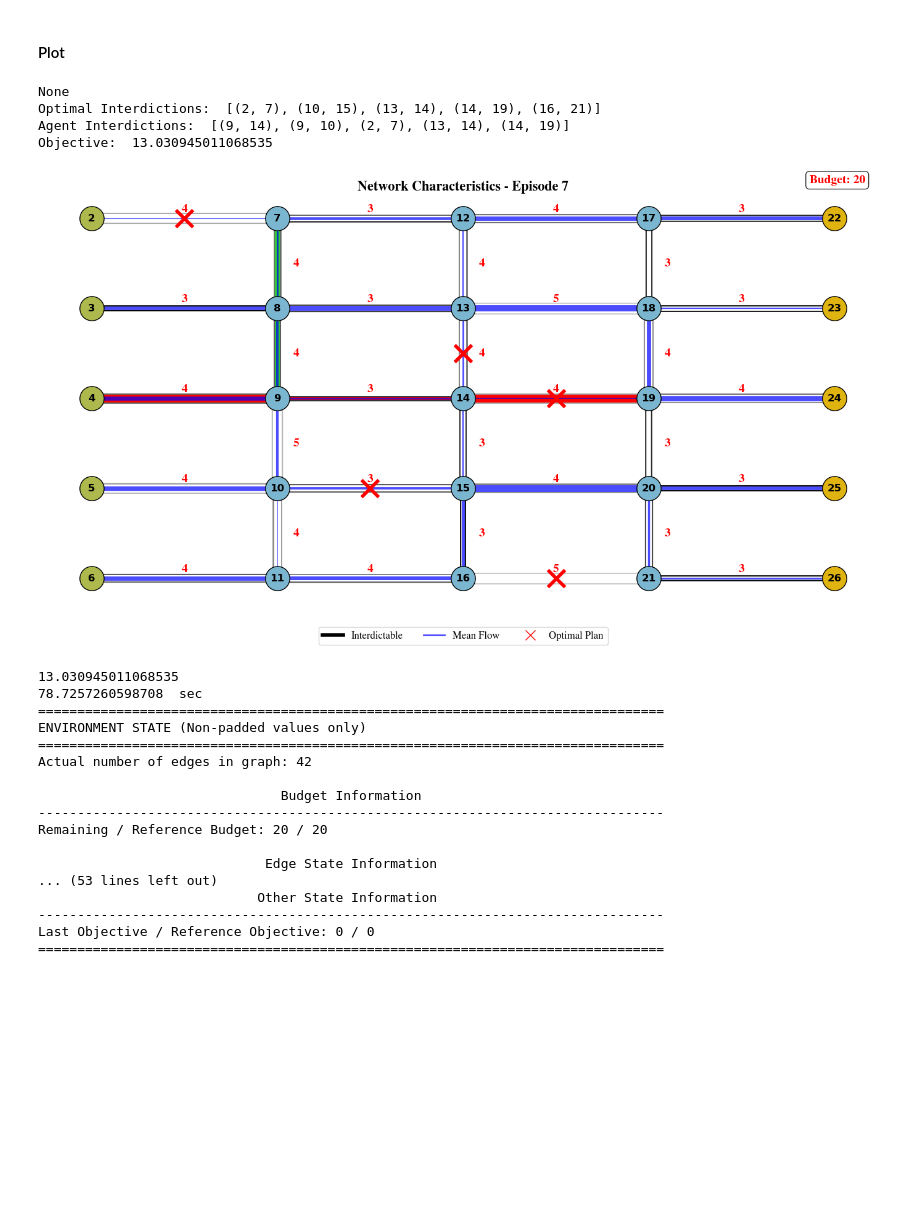
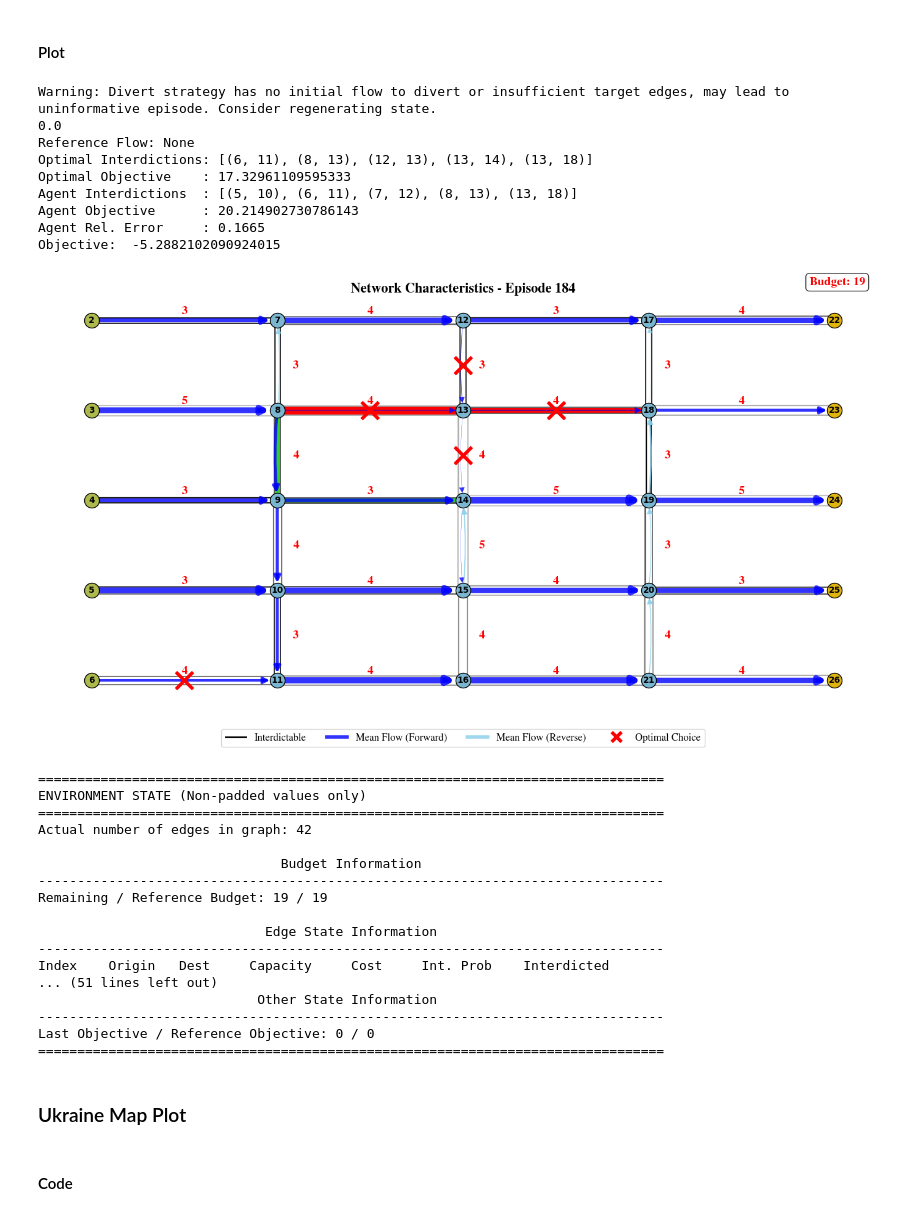
Before and after one commit to m-r-webb/RL-Threat-Adaptive-Network-Interdiction, a Jupyter notebook: Code/Method_Evaluation.ipynb, the cells around one changed output. Saved outputs shown, nothing was run; the diff lists cells and outputs as text; code cells hidden in the pictures; blank space fills up the shorter version.

```diff
--- a/Code/Method_Evaluation.ipynb
+++ b/Code/Method_Evaluation.ipynb
@@ -884,11 +1035,13 @@ print("")
 # %%
-start = 0
+start = 184
 end = start+1
-end = 10
+#end = 20
 print('Reference Objs: ', reference_objs[start:end])
 print('Optimal Objs: ',optimal_obj_vals[start:end])
 print('RL Agent Objs: ',agent_best_rewards[start:end])
 print('Relative Errors: ',relative_errors[start:end])
 print('Optimal Actions: ',all_optimal_interdiction_edges[start:end])
 print('RL Agent Actions: ',all_agent_actions[start:end])
+print('Optimal Solution Times: ', optimal_solution_times[start:end])
+print('RL Solution Times: ', agent_solution_times[start:end])
 # %% [output]
@@ -963,10 +1055,0 @@ if method_type == 'RL' and RL_classify:
-# %%
-start = 0
-end = start+1
-end = 10
-print('Reference Objs: ', reference_objs[start:end])
-print('Optimal Objs: ',optimal_obj_vals[start:end])
-print('RL Agent Objs: ',agent_best_rewards[start:end])
-print('Relative Errors: ',relative_errors[start:end])
-print('Optimal Actions: ',all_optimal_interdiction_edges[start:end])
-print('RL Agent Actions: ',all_agent_actions[start:end])
@@ -983,9 +1055,0 @@ RL Agent Actions:  [[(6, 11), (7, 8), (8, 9), (9, 10)], [(17, 22), (19, 20), (12
-# %%
-env_state = copy.deepcopy(all_states[1][0])
-obs, _ = env.load_network_from_state(0, env_state)
-#env.solve_backward_induction_ray(verbose =1, n_workers =35)
-env.render()
-#env.step(env.edge_to_index[(4,9)])
-#env.step(env.edge_to_index[(7,8)])
-#env.step(env.edge_to_index[(14,15)])
-#env._calculate_canalize_objective_and_flows()
@@ -1010,9 +1055,0 @@ Last Objective / Reference Objective: 0 / 0
-# %%
-env_state = copy.deepcopy(all_states[0][0])
-obs, _ = env.load_network_from_state(0, env_state)
-env.step(env.edge_to_index[(4,9)])
-env.step(env.edge_to_index[(7,8)])
-#env.render(indices = 42)
-
-env.step(env.edge_to_index[(14,15)])
-env._calculate_canalize_objective_and_flows()
@@ -1596,8 +1570,11 @@ class InteractiveInterdictionPlotter:
 #### Plot
 # %%
 # Usage with your code:
-episode =7
+episode =184
 obs, _ = env.load_network_from_state(seed=None, state=all_states[episode][0])
+print(env.max_divert_objective)
+#print(env.reference_start_flows)
+#print(env.max_divert_objective)
 print("Reference Flow:", env.reference_start_flow)
 edge_capacity = obs['edge_capacity']
 edge_costs = obs['edge_costs']
@@ -1645,41 +1622,44 @@ if method_type == 'RL' and RL_classify:
         elif strat == "isolate":
             if ref == opt: return 0.0
             return max(0, ((ref - opt) - (ref - val)) / (ref - opt))
         return 0.0
 
     mc_err = calc_rel_error(min_cut_objVal, ref_obj, opt_obj, env_params['attacker_strategy'], len(min_cut_actions)==0)
     mf_err = calc_rel_error(max_flow_objVal, ref_obj, opt_obj, env_params['attacker_strategy'], len(max_flow_actions)==0)
 
     print(f"\nMin-Cut Interdictions : {min_cut_actions}")
     print(f"Min-Cut Objective     : {min_cut_objVal}")
     print(f"Min-Cut Rel. Error    : {mc_err:.4f}")
 
     print(f"\nMax-Flow Interdictions: {max_flow_actions}")
     print(f"Max-Flow Objective    : {max_flow_objVal}")
     print(f"Max-Flow Rel. Error   : {mf_err:.4f}")
     print("--------------------------\n")
 
 else:
-    optimal_edges = all_optimal_interdiction_edges[episode]
+    optimal_edges =  all_optimal_interdiction_edges[episode]
     print(f"Optimal Interdictions: {all_optimal_interdiction_edges[episode]}")
     print(f"Optimal Objective    : {optimal_obj_vals[episode]}")
     print(f"Agent Interdictions  : {all_agent_actions[episode]}")
     print(f"Agent Objective      : {agent_best_rewards[episode]}")
     print(f"Agent Rel. Error     : {relative_errors[episode]:.4f}")
 
 G = plot_network_with_edge_annotations(nodes, edges, obs, env,
                                      all_optimal_interdiction_edges, episode,
                                      title=f"Network Characteristics - Episode {episode}", optimal_edges=optimal_edges)
 
 env.render(indices = 41)
 # %% [output]
-None
-Optimal Interdictions:  [(2, 7), (10, 15), (13, 14), (14, 19), (16, 21)]
-Agent Interdictions:  [(9, 14), (9, 10), (2, 7), (13, 14), (14, 19)]
-Objective:  13.030945011068535
+Warning: Divert strategy has no initial flow to divert or insufficient target edges, may lead to uninformative episode. Consider regenerating state.
+0.0
+Reference Flow: None
+Optimal Interdictions: [(6, 11), (8, 13), (12, 13), (13, 14), (13, 18)]
+Optimal Objective    : 17.32961109595333
+Agent Interdictions  : [(5, 10), (6, 11), (7, 12), (8, 13), (13, 18)]
+Agent Objective      : 20.214902730786143
+Agent Rel. Error     : 0.1665
+Objective:  -5.2882102090924015
-[figure, old version]
+[figure, new version]
-13.030945011068535
-78.7257260598708  sec
 ================================================================================
 ENVIRONMENT STATE (Non-padded values only)
 ================================================================================
@@ -1687,14 +1667,20 @@ Actual number of edges in graph: 42
 
                                Budget Information
 --------------------------------------------------------------------------------
-Remaining / Reference Budget: 20 / 20
+Remaining / Reference Budget: 19 / 19
 
                              Edge State Information
-... (53 lines left out)
+--------------------------------------------------------------------------------
+Index    Origin   Dest     Capacity     Cost     Int. Prob    Interdicted
+... (51 lines left out)
                             Other State Information
 --------------------------------------------------------------------------------
 Last Objective / Reference Objective: 0 / 0
 ================================================================================
+# %% [markdown]
+### Ukraine Map Plot
+# %% [markdown]
+#### Code
 # %%
 import matplotlib.pyplot as plt
 import networkx as nx
```
Also changed, not shown: parts of 27 cells of this notebook.
